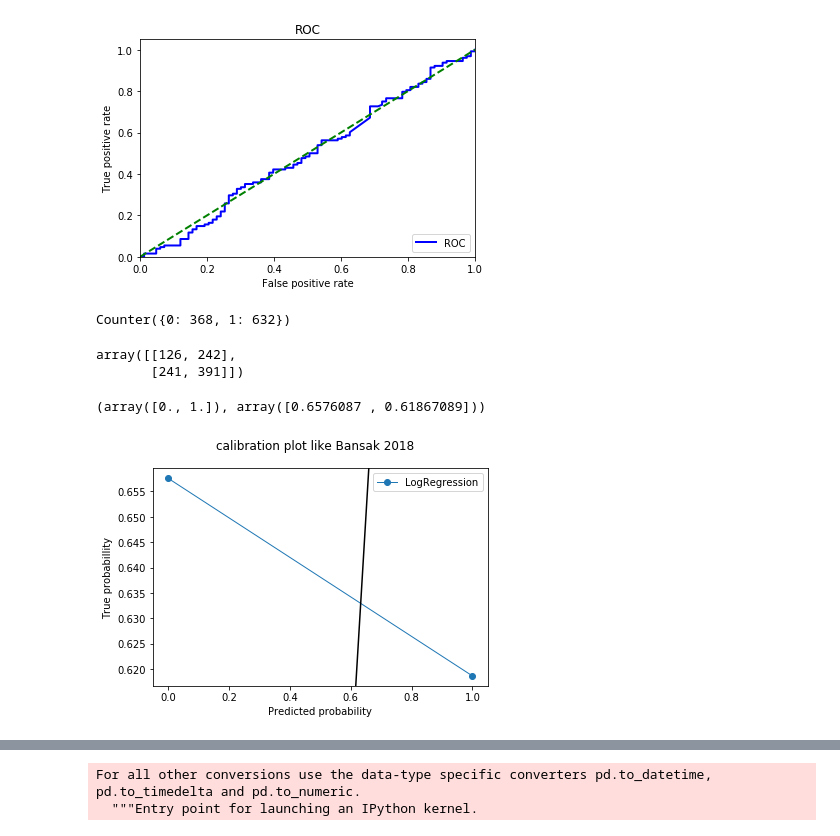
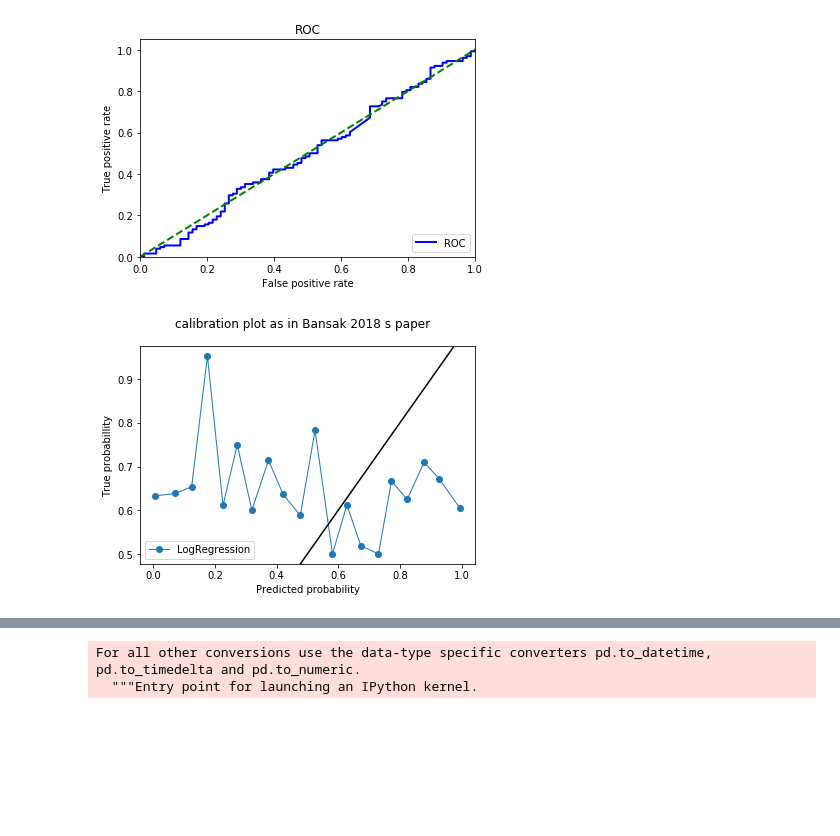
Before and after one commit to RobotJud2019/hw2, a Jupyter notebook: prob2SolTanos.ipynb, the cells around one changed output, grey strips where cells are left out. Cells and saved outputs as stored; diff of their text form; code cells hidden in the pictures; blank space fills up the shorter version.

Commit message:
made some improvements in question 1
calibration plot looks better now

```diff
--- a/prob2SolTanos.ipynb
+++ b/prob2SolTanos.ipynb
@@ -301,47 +301,34 @@ plt.show()
 target = df3['rev']
 # %%
 from sklearn.model_selection import cross_val_predict
-y_pred_cv = cross_val_predict(clf3, X=features_scaled, y=target, cv=10)
+y_predproba_cv = cross_val_predict(clf3, X=features_scaled, y=target, cv=10, method='predict_proba')
-# %%
-Counter(y_pred_cv)
-# %% [output]
-Counter({0: 368, 1: 632})
-# %%
-confusion_matrix(y_pred_cv, target)
-# %% [output]
-array([[126, 242],
-       [241, 391]])
 # %%
 # calibration plot
 from sklearn.calibration import calibration_curve
 
 #get the corrdinates of the bins
-bin_y, bin_x = calibration_curve(target, y_pred_cv, n_bins=10)
+lr_y, lr_x = calibration_curve(target, y_predproba_cv[:,1], n_bins=20)
-# %%
-bin_x, bin_y
-# %% [output]
-(array([0., 1.]), array([0.6576087 , 0.61867089]))
 # %%
 # plot the calibration curve
 import matplotlib.pyplot as plt
 import matplotlib.lines as mlines
 import matplotlib.transforms as mtransforms
 
 figu, ax = plt.subplots()
 
-plt.plot(bin_x, bin_y, marker = 'o', linewidth = 1, label = 'LogRegression')
+plt.plot(lr_x, lr_y, marker = 'o', linewidth = 1, label = 'LogRegression')
 FortyFiveDegrees = mlines.Line2D([0,1], [0,1], color = 'black')
 transform = ax.transAxes
 ax.add_line(FortyFiveDegrees)
-figu.suptitle('calibration plot like Bansak 2018')
+figu.suptitle('calibration plot as in Bansak 2018 s paper')
 ax.set_xlabel('Predicted probability')
 ax.set_ylabel('True probabillity')
 plt.legend()
 plt.show()
 
-# is not very informative because this is a binary claasifier with only 2 outcomes, not continuous like in Bansak's paper
+#
 # %% [output]
-[figure, old version]
+[figure, new version]
 # %%
 df['logcites'] = df['logcites'].fillna('0')
 # %% [output]
```
